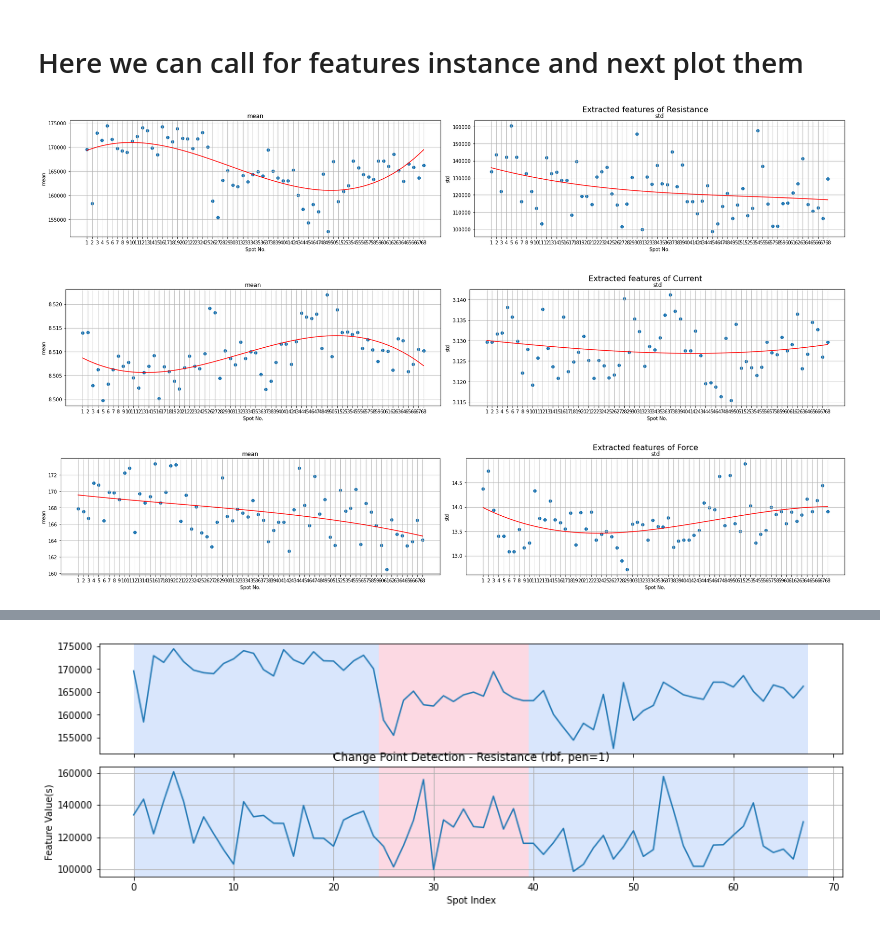
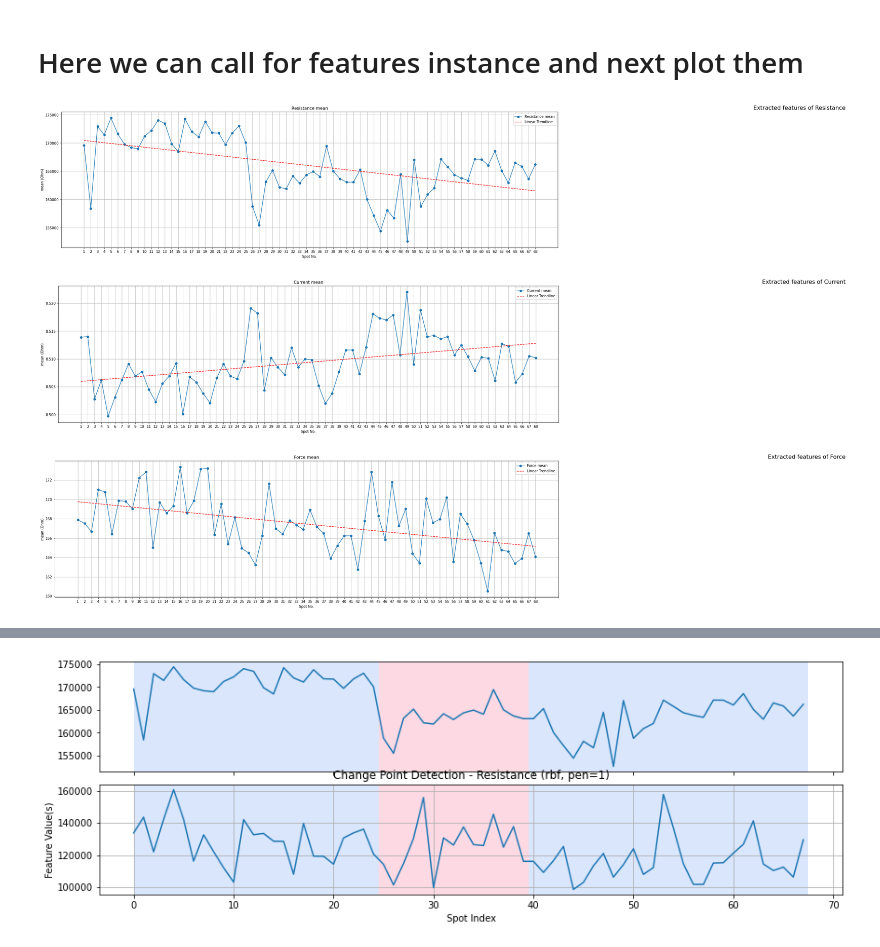
Before and after one commit to Protagonist-8/SpotProject, a Jupyter notebook: spot_eda.ipynb, the cells around one changed output, grey strips where cells are left out. Drawn from its saved outputs; the diff is of its cells as text; code cells hidden in the pictures.

```diff
--- a/spot_eda.ipynb
+++ b/spot_eda.ipynb
@@ -77,25 +77,27 @@ def get_features(sensor,timestamps=None,spotf=1,spotl=69,normalize=False):
 
     return feature_list
 # %%
-def plot_features(dataframe,sensor,features,deg=1):
+def plot_features(dataframe,sensor,features,trend=True,deg=1):
     n_features=len(dataframe.columns)
     n_cols=3
     n_rows=-(-n_features//n_cols)
 
-    fig, axes= plt.subplots(n_rows,n_cols, figsize=(35,4*n_rows))
+    fig, axes= plt.subplots(n_rows,n_cols, figsize=(60,6*n_rows))
     axes=axes.flatten()
     plt.suptitle(f"Extracted features of {sensor}",fontsize=16)
 
     for i, feature in enumerate(features):
-        axes[i].scatter(dataframe.index,dataframe[feature])
-        axes[i].set_title(feature)
+        axes[i].plot(dataframe.index,dataframe[feature],'o-',label=f'{sensor} {feature}')
+        axes[i].set_title(f"{sensor} {feature}")
         axes[i].set_xlabel("Spot No.")
-        axes[i].set_ylabel(feature)
+        axes[i].set_ylabel(f"{feature} (Ohm)")
         axes[i].grid(True)
         axes[i].set_xticks(np.arange(1,dataframe.shape[0]+1,1))
-        coeffs = np.polyfit(dataframe.index,dataframe[feature] , deg=deg)
-        trendline = np.polyval(coeffs, dataframe.index)
-        axes[i].plot(dataframe.index, trendline, color='red', label='Linear Trendline')
+        if trend:
+            coeffs = np.polyfit(dataframe.index,dataframe[feature] , deg=deg)
+            trendline = np.polyval(coeffs, dataframe.index)
+            axes[i].plot(dataframe.index, trendline, color='red', label='Linear Trendline',linestyle='dashed')
+        axes[i].legend()
 
     for j in range(i+1,len(axes)):
         fig.delaxes(axes[j])
@@ -129,13 +137,13 @@ df_Force.index = range(1, len(df_Force) + 1)
 # %%
 # plotting extracted features for each sensor
-plot_features(dataframe=df_Resistance,sensor="Resistance",features=['mean','std'],deg=3)
+plot_features(dataframe=df_Resistance,sensor="Resistance",features=['mean'],trend=True,deg=1)
 # %% [output]
-[figure, old version]
+[figure, new version]
 # %%
-plot_features(dataframe=df_Current,sensor="Current",features=['mean','std'],deg=3)
+plot_features(dataframe=df_Current,sensor="Current",features=['mean'],trend=True,deg=1)
 # %% [output]
-[figure, old version]
+[figure, new version]
 # %%
-plot_features(dataframe=df_Force,sensor='Force',features=['mean','std'],deg=3)
+plot_features(dataframe=df_Force,sensor='Force',features=['mean'],trend=True,deg=1)
 # %% [output]
-[figure, old version]
+[figure, new version]
```
Also changed, not shown: parts of 4 cells of this notebook.
